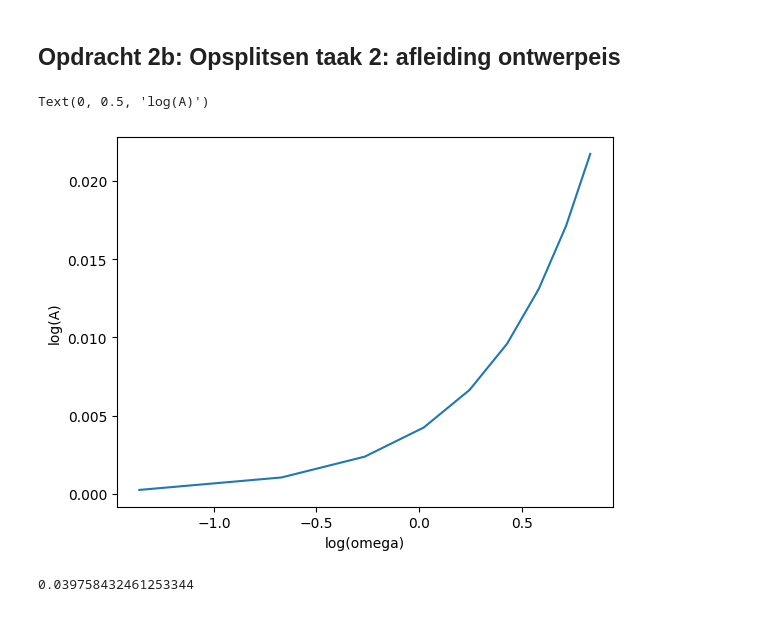
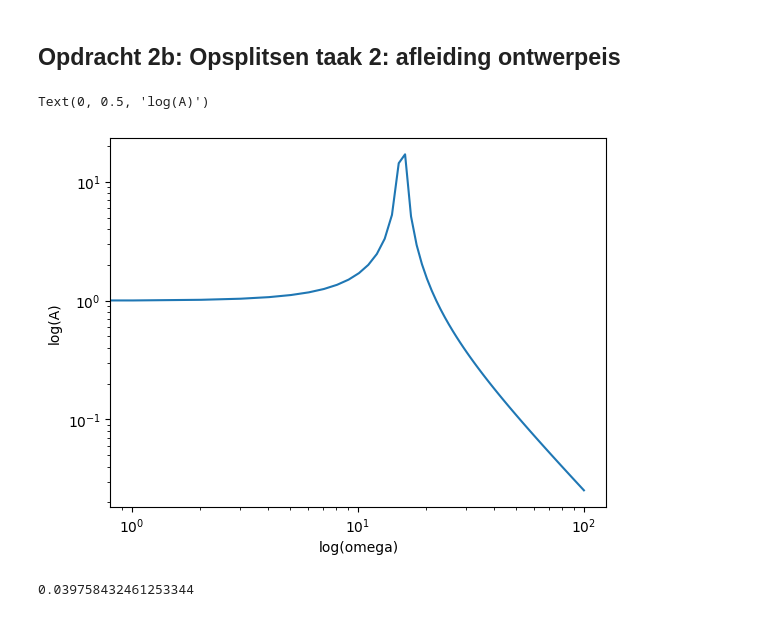
Before and after one commit to luucleclercq/opdrachten-DEF-D-Luuc, a Jupyter notebook: FysiekeOntwerpopdrachten/5MaakEenOpstellingTrillingsvrij/Ontwerpopdracht5MaakEenOpstellingTrillingsvrijInvulTemplate.ipynb, the cells around one changed output. Drawn from its saved outputs; the diff is of its cells as text; code cells hidden in the pictures.

```diff
--- a/FysiekeOntwerpopdrachten/5MaakEenOpstellingTrillingsvrij/Ontwerpopdracht5MaakEenOpstellingTrillingsvrijInvulTemplate.ipynb
+++ b/FysiekeOntwerpopdrachten/5MaakEenOpstellingTrillingsvrij/Ontwerpopdracht5MaakEenOpstellingTrillingsvrijInvulTemplate.ipynb
@@ -52,16 +52,16 @@ f_0=2.5
 # %%
 # Voeg hier je plot in.
 f_0=2.5
 omega_0=5*np.pi
-omega=np.linspace(np.log(1),np.log(10),10)
-A= np.abs(1/(1-(omega**2)/omega_0**2))
+omega=np.linspace(0,100,100)
+A= np.abs(1/(1-(omega**2)/(omega_0**2)))
 
-plt.plot(np.log(omega),np.log(A))
+plt.loglog(omega,A)
 plt.xlabel('log(omega)')
 plt.ylabel('log(A)')
 # %% [output]
 Text(0, 0.5, 'log(A)')
-[figure, old version]
+[figure, new version]
 # %%
 # Bereken hier de minimale Delta-x waarbij je aan de eis van de opdracht voldoet.
 
```
Also changed, not shown: parts of 3 cells of this notebook.
